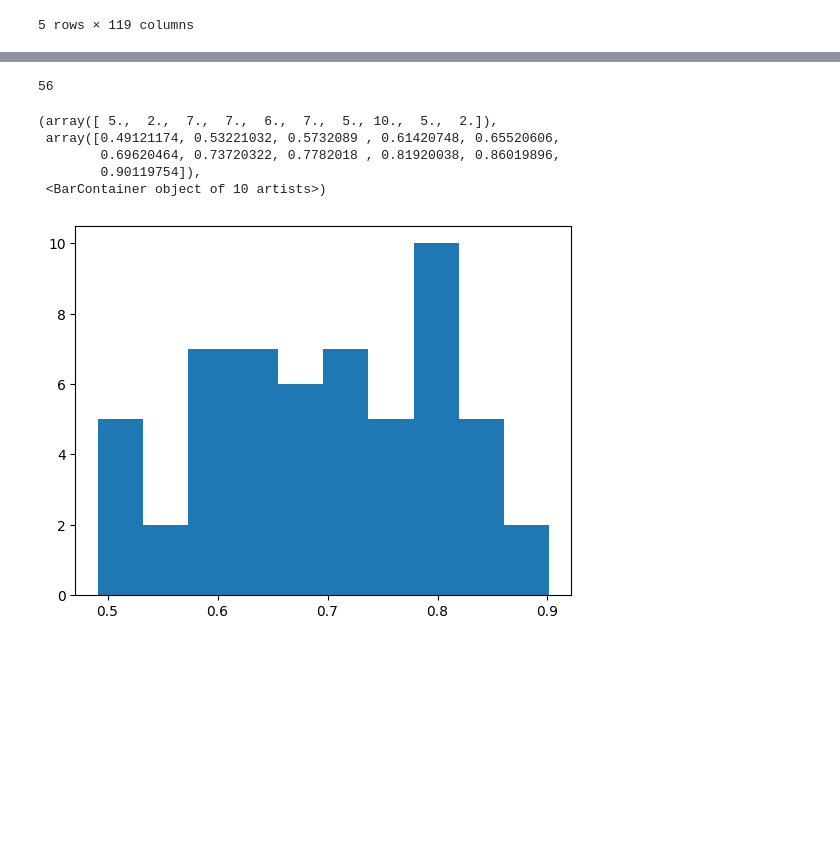
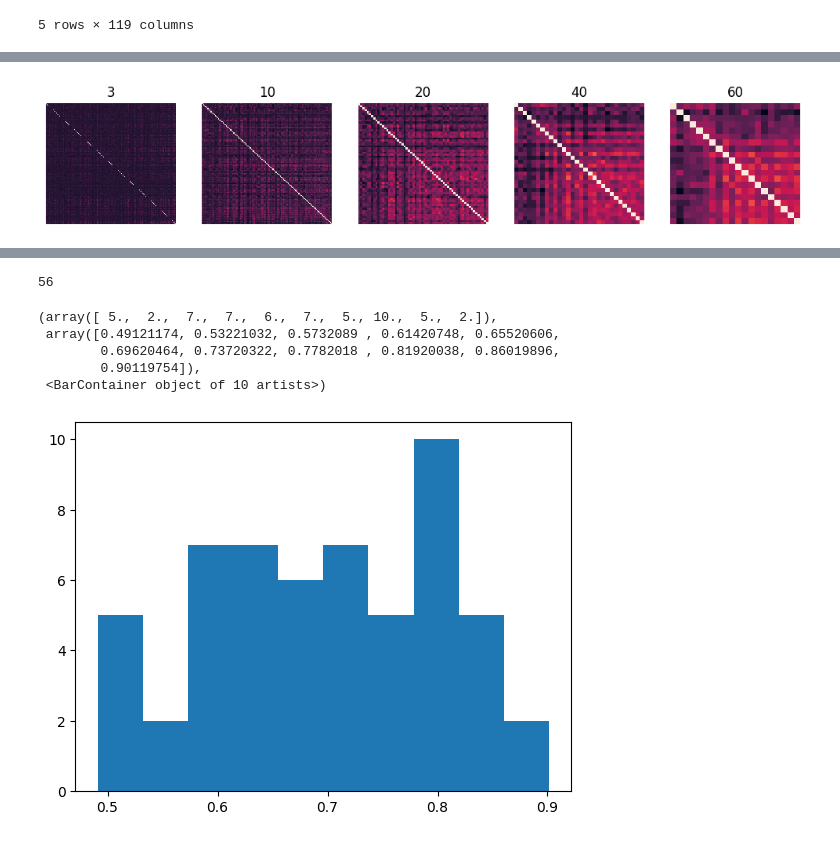
Before and after one commit to paololapo/Dynamic_FC_analysis, a Jupyter notebook: notebook.ipynb, the cells around one changed output, grey strips where cells are left out. Cells and saved outputs as stored; diff of their text form; code cells hidden in the pictures; blank space fills up the shorter version.

```diff
--- a/notebook.ipynb
+++ b/notebook.ipynb
@@ -72,4 +86,19 @@ sn.heatmap(autocorrelation)
 [figure]
+# %%
+#Same dataset, dFC with different tau
+tau = [3, 10, 20, 40, 60]
+
+plt.figure(figsize=(15, 2))
+str_idx = str(1) + str(len(tau)+1)
+for i in range(len(tau)):
+    stream = dFC_stream(df, tau[i])
+    corr = dFC_matrix(stream)
+
+    plt.subplot(int(str_idx + str(i+1)))
+    plt.title(str(tau[i]))
+    sn.heatmap(corr, cbar=False, xticklabels=False, yticklabels=False)
+# %% [output]
+[figure, added]
 # %%
 dFC_distribution = autocorrelation[np.triu_indices(autocorrelation.shape[1], k=1)]
 
```
Also changed, not shown: parts of 7 cells of this notebook.
